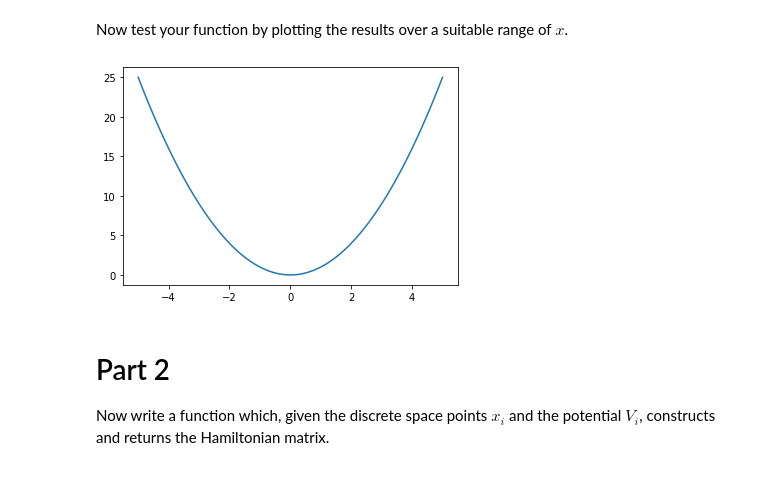
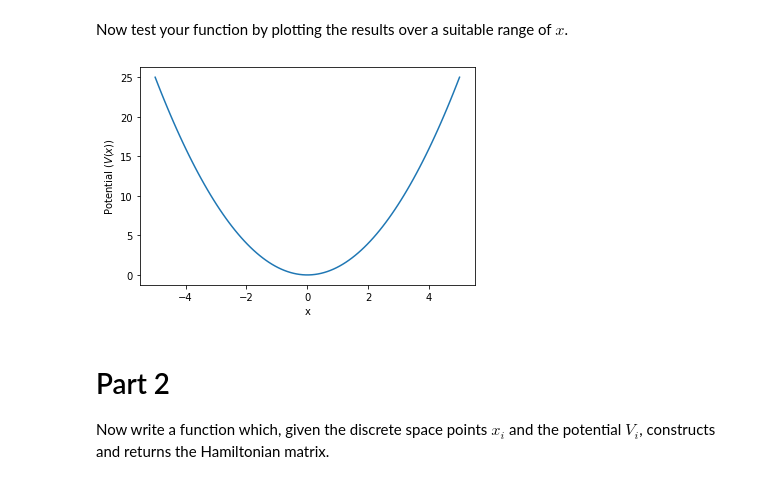
Before and after one commit to sam-you-ell/Computational-Physics, a Jupyter notebook: LinAlgEx2.ipynb, the cells around one changed output. Saved outputs shown, nothing was run; the diff lists cells and outputs as text; code cells hidden in the pictures.

```diff
--- a/LinAlgEx2.ipynb
+++ b/LinAlgEx2.ipynb
@@ -69,10 +69,12 @@ Now test your function by plotting the results over a suitable range of $x$.
 # %%
 x_test = np.linspace(-5, 5, 100)
 
 plt.plot(x_test, potential_qho(x_test))
+plt.ylabel("Potential ($V(x)$)")
+plt.xlabel("x")
 plt.show()
 # %% [output]
-[figure, old version]
+[figure, new version]
 # %% [markdown]
 # Part 2
 
```
Also changed, not shown: parts of 4 cells of this notebook.
